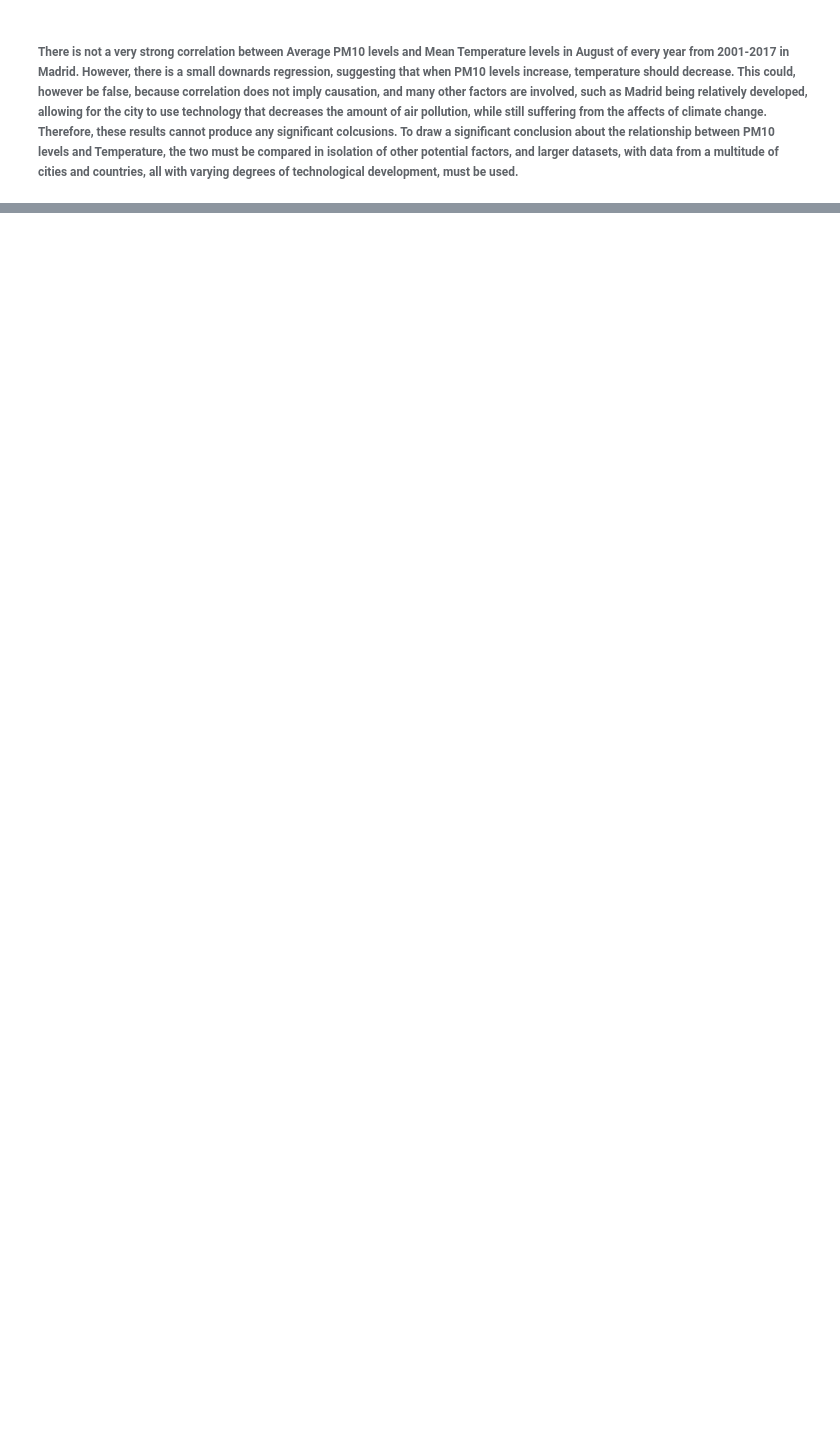
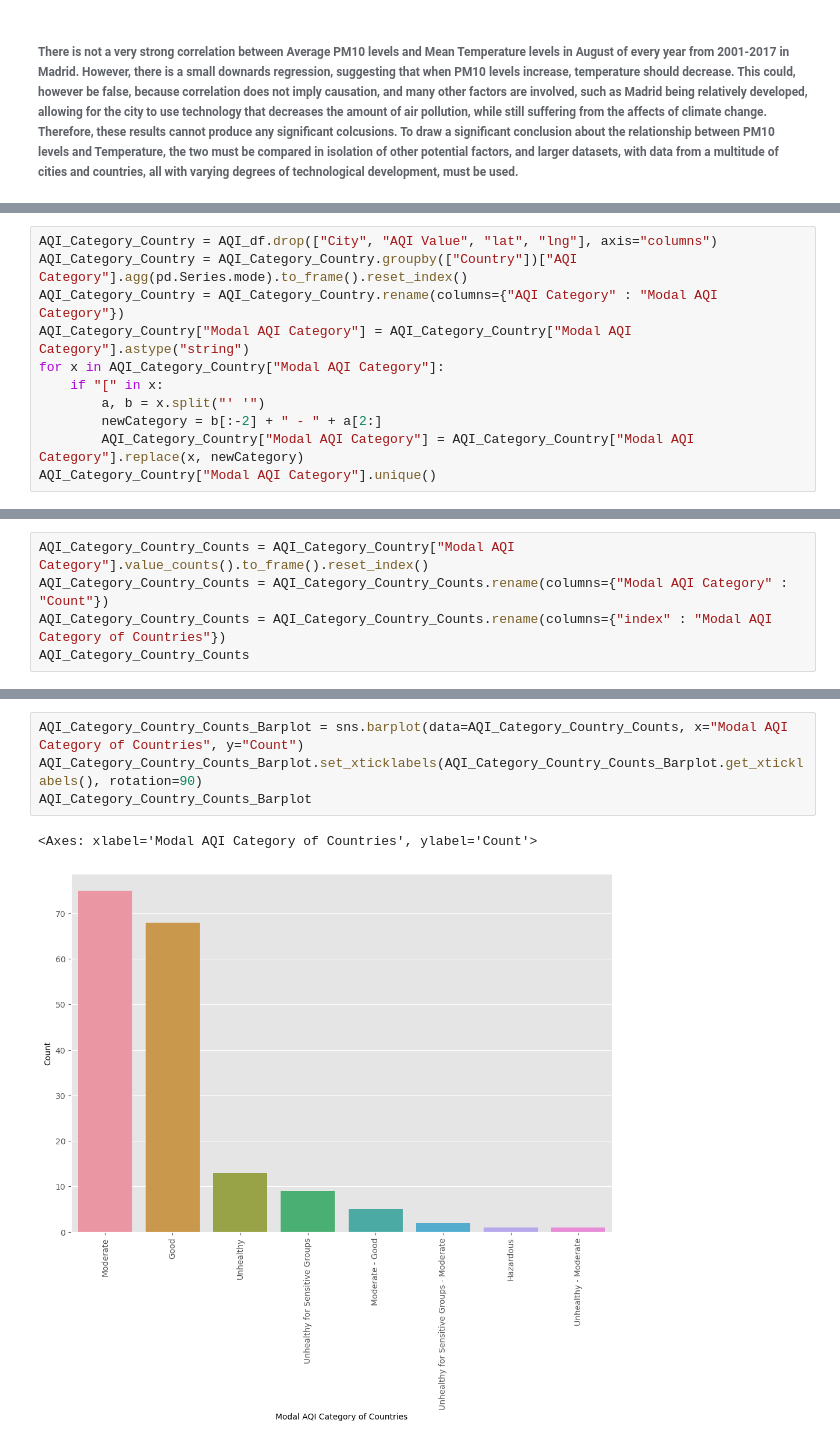
Before and after one commit to EirfatChoudhury/AQIVsTempContinued, a Jupyter notebook: data-analysis/AQIvsTemp.ipynb, the cells around one changed output, grey strips where cells are left out. Saved outputs shown, nothing was run; the diff lists cells and outputs as text; blank space fills up the shorter version.

```diff
--- a/data-analysis/AQIvsTemp.ipynb
+++ b/data-analysis/AQIvsTemp.ipynb
@@ -109,0 +114,11 @@ for line in range(0, madrid_Temp_PM10.shape[0]):
+# %%
+AQI_Category_Country = AQI_df.drop(["City", "AQI Value", "lat", "lng"], axis="columns")
+AQI_Category_Country = AQI_Category_Country.groupby(["Country"])["AQI Category"].agg(pd.Series.mode).to_frame().reset_index()
+AQI_Category_Country = AQI_Category_Country.rename(columns={"AQI Category" : "Modal AQI Category"})
+AQI_Category_Country["Modal AQI Category"] = AQI_Category_Country["Modal AQI Category"].astype("string")
+for x in AQI_Category_Country["Modal AQI Category"]:
+    if "[" in x:
+        a, b = x.split("' '")
+        newCategory = b[:-2] + " - " + a[2:]
+        AQI_Category_Country["Modal AQI Category"] = AQI_Category_Country["Modal AQI Category"].replace(x, newCategory)
+AQI_Category_Country["Modal AQI Category"].unique()
@@ -109,0 +148,5 @@ for line in range(0, madrid_Temp_PM10.shape[0]):
+# %%
+AQI_Category_Country_Counts = AQI_Category_Country["Modal AQI Category"].value_counts().to_frame().reset_index()
+AQI_Category_Country_Counts = AQI_Category_Country_Counts.rename(columns={"Modal AQI Category" : "Count"})
+AQI_Category_Country_Counts = AQI_Category_Country_Counts.rename(columns={"index" : "Modal AQI Category of Countries"})
+AQI_Category_Country_Counts
@@ -109,0 +170,7 @@ for line in range(0, madrid_Temp_PM10.shape[0]):
+# %%
+AQI_Category_Country_Counts_Barplot = sns.barplot(data=AQI_Category_Country_Counts, x="Modal AQI Category of Countries", y="Count")
+AQI_Category_Country_Counts_Barplot.set_xticklabels(AQI_Category_Country_Counts_Barplot.get_xticklabels(), rotation=90)
+AQI_Category_Country_Counts_Barplot
+# %% [output]
+<Axes: xlabel='Modal AQI Category of Countries', ylabel='Count'>
+[figure, added]
```
Also changed, not shown: parts of 9 cells of this notebook.
